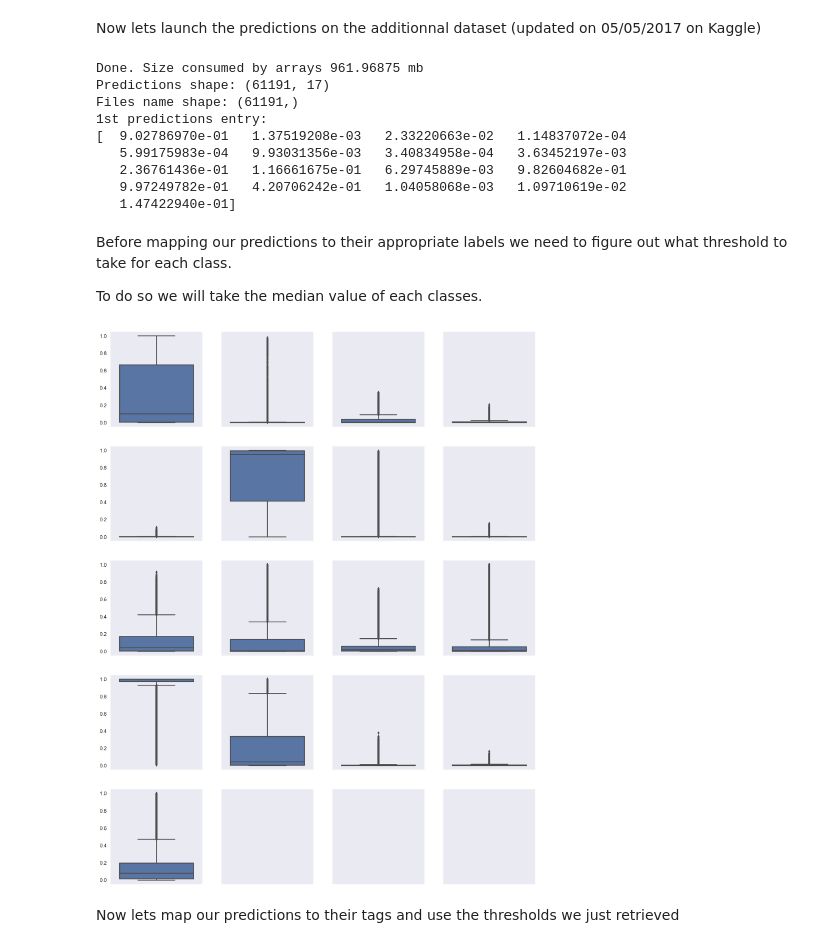
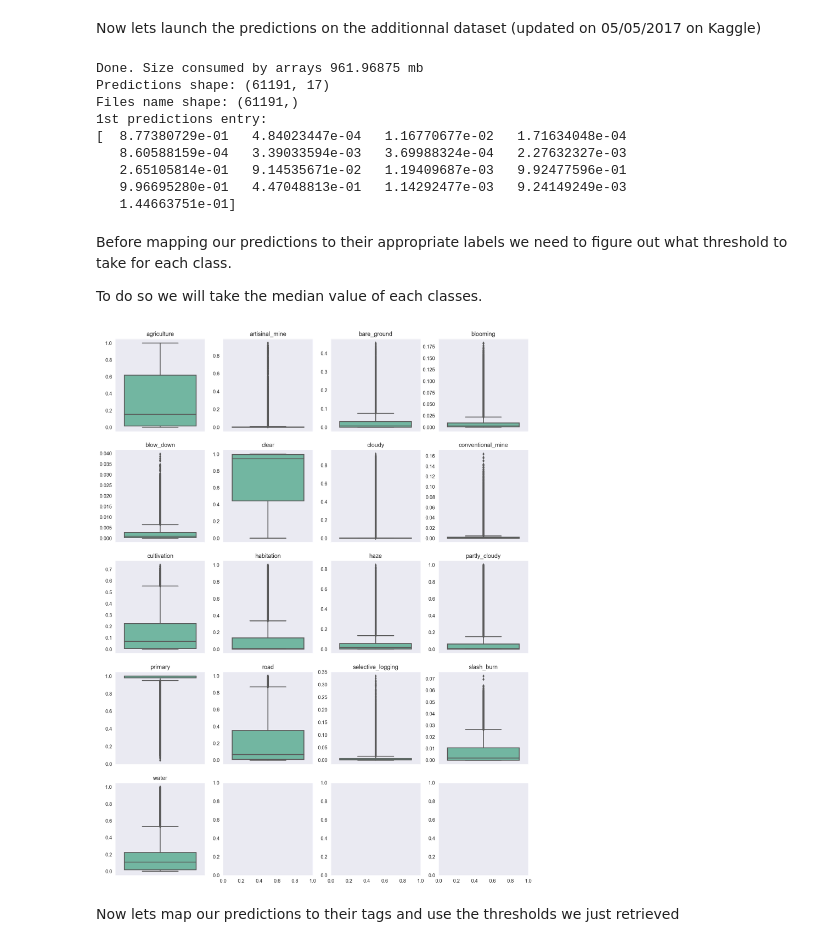
Before and after one commit to EKami/planet-amazon-deforestation, a Jupyter notebook: notebooks/amazon_forest_notebook.ipynb, the cells around one changed output. Saved outputs shown, nothing was run; the diff lists cells and outputs as text; code cells hidden in the pictures.

Commit message:
Fix boxplot display

```diff
--- a/notebooks/amazon_forest_notebook.ipynb
+++ b/notebooks/amazon_forest_notebook.ipynb
@@ -95,6 +97,7 @@ for i, (image_name, label) in enumerate(zip(images_title, labels_set)):
 Define the hyperparameters of our neural network
 # %%
 img_resize = (64, 64) # The resize size of each image
+validation_split_size = 0.2
 epochs = 15
 batch_size = 128
 # %% [markdown]
@@ -148,4 +151,4 @@ classifier = AmazonKerasClassifier()
 classifier.add_conv_layer(img_resize)
 classifier.add_flatten_layer()
 classifier.add_ann_layer(len(y_map))
-train_losses, val_losses, fbeta_score = classifier.train_model(x_train, y_train, epochs, batch_size, train_callbacks=[TQDMNotebookCallback()])
+train_losses, val_losses, fbeta_score = classifier.train_model(x_train, y_train, epochs, batch_size, validation_split_size=validation_split_size, train_callbacks=[TQDMNotebookCallback()])
@@ -197,11 +217,11 @@ Done. Size consumed by arrays 961.96875 mb
 Predictions shape: (61191, 17)
 Files name shape: (61191,)
 1st predictions entry:
-[  9.02786970e-01   1.37519208e-03   2.33220663e-02   1.14837072e-04
-   5.99175983e-04   9.93031356e-03   3.40834958e-04   3.63452197e-03
-   2.36761436e-01   1.16661675e-01   6.29745889e-03   9.82604682e-01
-   9.97249782e-01   4.20706242e-01   1.04058068e-03   1.09710619e-02
-   1.47422940e-01]
+[  8.77380729e-01   4.84023447e-04   1.16770677e-02   1.71634048e-04
+   8.60588159e-04   3.39033594e-03   3.69988324e-04   2.27632327e-03
+   2.65105814e-01   9.14535671e-02   1.19409687e-03   9.92477596e-01
+   9.96695280e-01   4.47048813e-01   1.14292477e-03   9.24149249e-03
+   1.44663751e-01]
 # %% [markdown]
 Before mapping our predictions to their appropriate labels we need to figure out what threshold to take for each class.
 
@@ -209,19 +229,16 @@ To do so we will take the median value of each classes.
 # %%
 # For now we'll just put all thresholds to 0.2
 thresholds = [0.2] * len(labels_set)
 
 # TODO complete
 tags_pred = np.array(predictions).T
-_, axs = plt.subplots(5, 4, sharex='col', sharey='row', figsize=(15, 20))
+_, axs = plt.subplots(5, 4, figsize=(15, 20))
 axs = axs.ravel()
 
 for i, tag_vals in enumerate(tags_pred):
-    try:
-        sns.boxplot(tag_vals, orient='v', ax=axs[i])
-    except:
-        pass
+    sns.boxplot(tag_vals, orient='v', palette='Set2', ax=axs[i]).set_title(y_map[i])
 # %% [output]
-[figure, old version]
+[figure, new version]
 # %% [markdown]
 Now lets map our predictions to their tags and use the thresholds we just retrieved
 # %%
```
Also changed, not shown: parts of 8 cells of this notebook, 1 other file.
